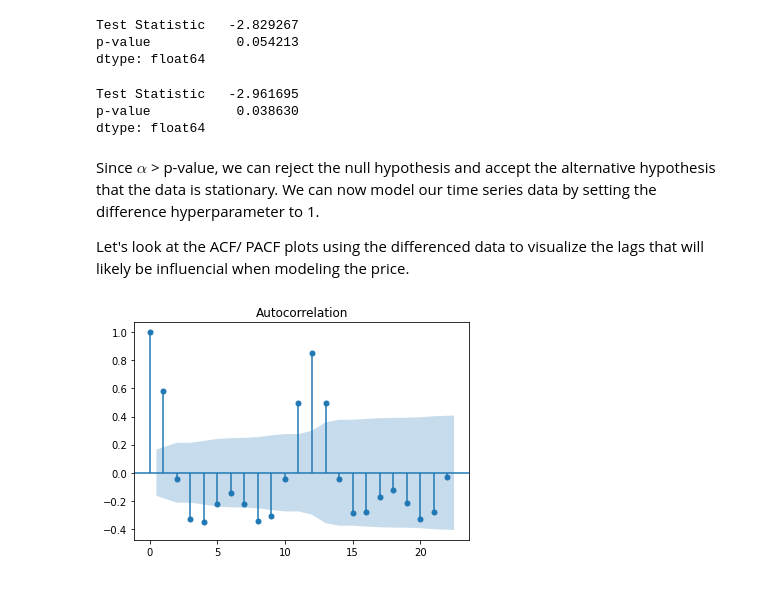
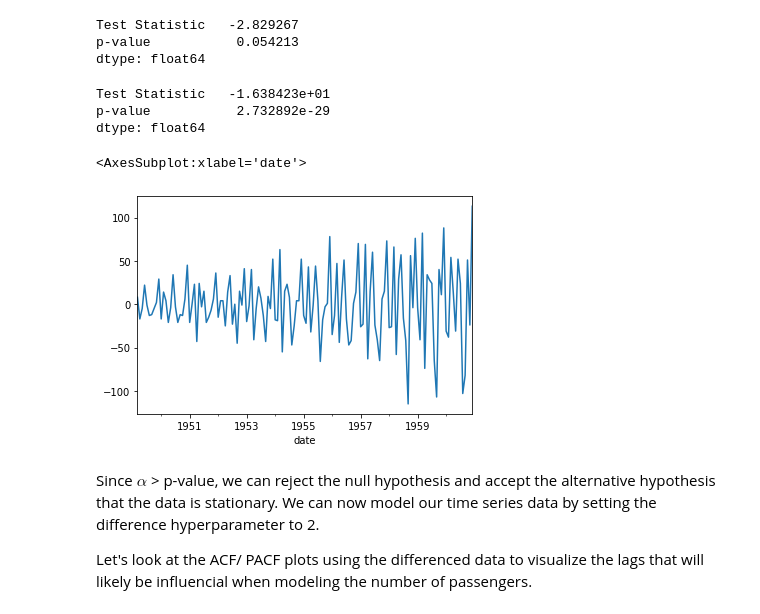
Before and after one commit to mkosaka1/AirPassengers_TimeSeries, a Jupyter notebook: Time_Series.ipynb, the cells around one changed output. Saved outputs shown, nothing was run; the diff lists cells and outputs as text; code cells hidden in the pictures.

```diff
--- a/Time_Series.ipynb
+++ b/Time_Series.ipynb
@@ -108,16 +85,18 @@ Test Statistic   -2.829267
 p-value           0.054213
 dtype: float64
 # %%
-interpret_dftest(adfuller(df['passengers'].diff(2).dropna()))
+interpret_dftest(adfuller(df['passengers'].diff().diff().dropna()))
 # %% [output]
-Test Statistic   -2.961695
-p-value           0.038630
+Test Statistic   -1.638423e+01
+p-value           2.732892e-29
 dtype: float64
+# %%
+difference_df=df['passengers'].diff().diff().dropna()
+difference_df.plot()
+# %% [output]
+<AxesSubplot:xlabel='date'>
+[figure, added]
 # %% [markdown]
-Since $\alpha$ > p-value, we can reject the null hypothesis and accept the alternative hypothesis that the data is stationary. We can now model our time series data by setting the difference hyperparameter to 1.
+Since $\alpha$ > p-value, we can reject the null hypothesis and accept the alternative hypothesis that the data is stationary. We can now model our time series data by setting the difference hyperparameter to 2.
 
-Let's look at the ACF/ PACF plots using the differenced data to visualize the lags that will likely be influencial when modeling the price.
+Let's look at the ACF/ PACF plots using the differenced data to visualize the lags that will likely be influencial when modeling the number of passengers.
-# %%
-plot_acf(df['passengers'].diff(2).dropna());
-# %% [output]
-[figure, removed]
```
Also changed, not shown: parts of 27 cells of this notebook.
